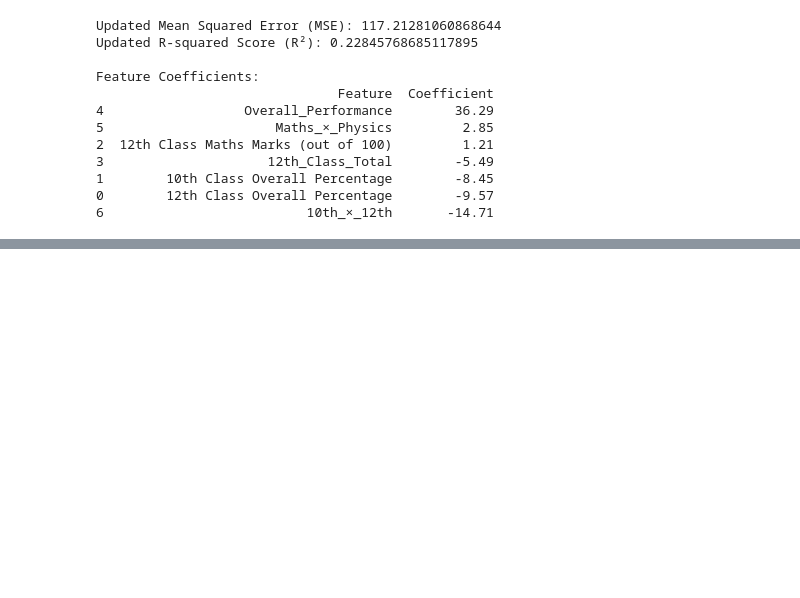
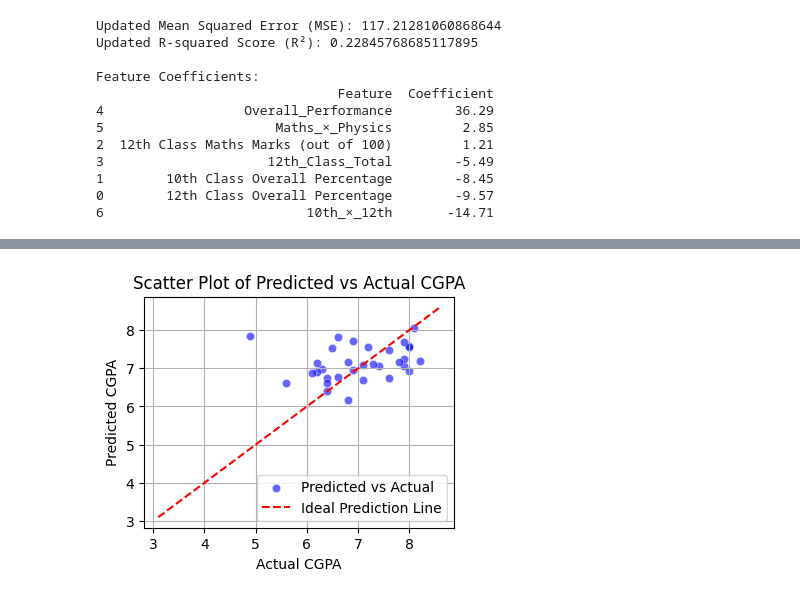
Before and after one commit to amitsitare/CGPA-Prediction-Model, a Jupyter notebook: LeniarRegression.ipynb, the cells around one changed output, grey strips where cells are left out. Saved outputs shown, nothing was run; the diff lists cells and outputs as text; code cells hidden in the pictures; blank space fills up the shorter version.

```diff
--- a/LeniarRegression.ipynb
+++ b/LeniarRegression.ipynb
@@ -503,0 +520,33 @@ Feature Coefficients:
+# %%
+import matplotlib.pyplot as plt
+import seaborn as sns
+import numpy as np
+from sklearn.linear_model import LinearRegression
+from sklearn.model_selection import train_test_split
+
+# Assuming 'df' is your cleaned dataset with features and CGPA as the target variable
+X = df_ivf.drop(columns=['CGPA'])  # Features
+y = df_ivf['CGPA']  # Target variable
+
+# Splitting data (80% train, 20% test)
+X_train, X_test, y_train, y_test = train_test_split(X, y, test_size=0.2, random_state=42)
+
+# Train the Linear Regression model
+model = LinearRegression()
+model.fit(X_train, y_train)
+
+# Predictions
+y_pred = model.predict(X_test)
+
+# Scatter plot
+plt.figure(figsize=(4, 3))
+sns.scatterplot(x=y_test, y=y_pred, color='blue', alpha=0.6, label="Predicted vs Actual")
+plt.plot([y.min(), y.max()], [y.min(), y.max()], color='red', linestyle='--', label="Ideal Prediction Line")  # y=x reference line
+plt.xlabel("Actual CGPA")
+plt.ylabel("Predicted CGPA")
+plt.title("Scatter Plot of Predicted vs Actual CGPA")
+plt.legend()
+plt.grid(True)
+plt.show()
+# %% [output]
+[figure, added]
```
Also changed, not shown: parts of 7 cells of this notebook.
